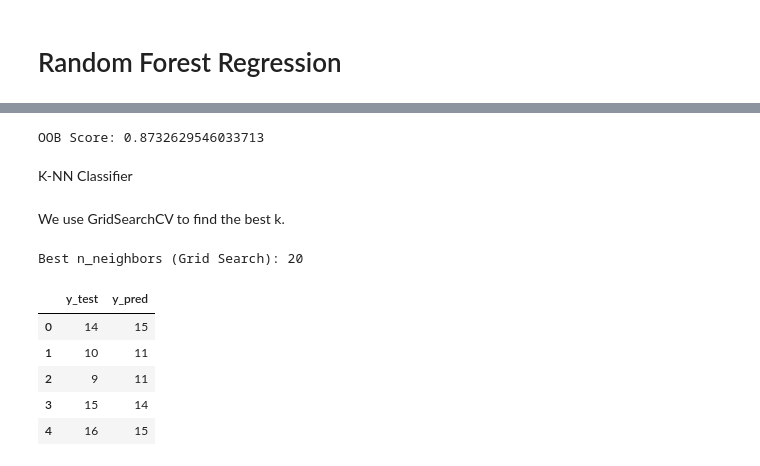
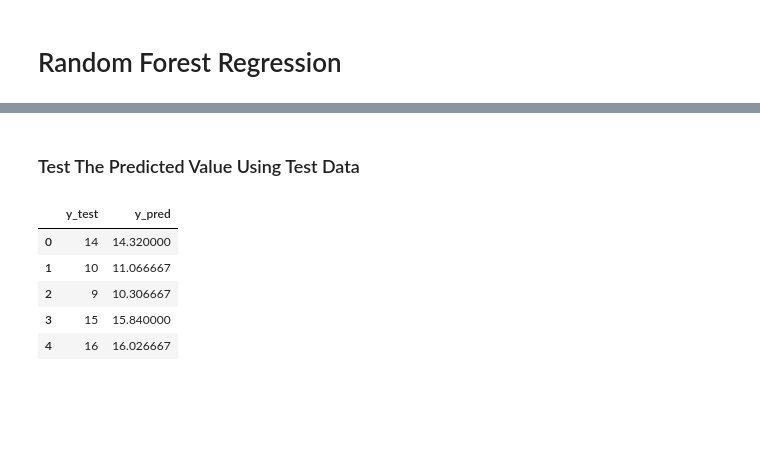
Before and after one commit to HansJoachimW/AFL1-MachineLearning, a Jupyter notebook: AFL1.ipynb, the cells around one changed output, grey strips where cells are left out. Saved outputs shown, nothing was run; the diff lists cells and outputs as text; code cells hidden in the pictures; blank space fills up the shorter version.

```diff
--- a/AFL1.ipynb
+++ b/AFL1.ipynb
@@ -439,0 +489,31 @@ plt.show()
+# %%
+from sklearn.ensemble import RandomForestRegressor
+from sklearn.model_selection import GridSearchCV
+
+# Create a random forest regression model
+model = RandomForestRegressor()
+
+# We set the values of n_estimators we'd like to evaluate to reduce error
+param_grid = {'n_estimators': [10, 50, 100, 200]}
+
+# We use GridSearchCV as a hyperparamater tuning technique to find the best amount of n_estimators based on RMSE
+num_iterations = 5
+avg_best_n_estimators = 0
+
+# To help (not completely) against the randomness of the random forest regression model we find the average of the results
+for _ in range(num_iterations):
+    grid_search = GridSearchCV(model, param_grid, cv=10, scoring='neg_mean_squared_error')
+    grid_search.fit(X_train, y_train)
+    avg_best_n_estimators += grid_search.best_params_['n_estimators']
+
+avg_best_n_estimators /= num_iterations
+print(f"Average Best n_estimators: {avg_best_n_estimators}")
+
+# Create a custom random forest regression model with the best n_estimator value
+model = RandomForestRegressor(n_estimators=int(avg_best_n_estimators))
+
+# Fit the model to the data
+model.fit(X_train, y_train)
+
+# Predict the response for a new data point
+y_pred = model.predict(X_test)
@@ -441,7 +525,7 @@ plt.show()
 from sklearn.ensemble import RandomForestRegressor
 
 # Create a Random Forest Regression model
-model = RandomForestRegressor(n_estimators=100)
+model = RandomForestRegressor(n_estimators=int(avg_best_n_estimators))
 
 # Fit the Model into the Data
 model.fit(X_train, y_train)
@@ -464,42 +593,12 @@ Calculate OOB Score
-# %%
-from sklearn.ensemble import RandomForestRegressor
-RandomForest = RandomForestRegressor(oob_score=True)
-
-# Fit the Model into the Data
-RandomForest.fit(X_train,y_train)
-print("OOB Score:", RandomForest.oob_score_)
-# %% [output]
-OOB Score: 0.8732629546033713
-# %% [markdown]
-K-NN Classifier
-# %% [markdown]
-We use GridSearchCV to find the best k.
-# %%
-from sklearn.neighbors import KNeighborsClassifier
-from sklearn.model_selection import GridSearchCV
-# GridSearchCV assesses how well the model generalizes to unseen data for different hyperparameter settings
-
-param_grid = {'n_neighbors': range(1, 21)}
-
-grid_search = GridSearchCV(KNeighborsClassifier(), param_grid, cv=5, scoring='accuracy')
-grid_search.fit(X_train, y_train)
-
-best_n_neighbors = grid_search.best_params_['n_neighbors']
-print(f"Best n_neighbors (Grid Search): {best_n_neighbors}")
-# %% [output]
-Best n_neighbors (Grid Search): 20
+# %% [markdown]
+### Test The Predicted Value Using Test Data
 # %%
-classifier = KNeighborsClassifier(n_neighbors = 50, metric = "euclidean", p = 2)
-classifier.fit(X_train, y_train)
-
-y_pred = classifier.predict(X_test)
-
-evaluate = pd.DataFrame({'y_test': y_test, 'y_pred': y_pred})
+evaluate = pd.DataFrame({"y_test":y_test, "y_pred":y_pred})
 evaluate.head()
 # %% [output]
 |  | y_test | y_pred |
-| 0 | 14 | 15 |
-| 1 | 10 | 11 |
-| 2 | 9 | 11 |
-| 3 | 15 | 14 |
-| 4 | 16 | 15 |
+| 0 | 14 | 14.320000 |
+| 1 | 10 | 11.066667 |
+| 2 | 9 | 10.306667 |
+| 3 | 15 | 15.840000 |
+| 4 | 16 | 16.026667 |
```
Also changed, not shown: parts of 36 cells of this notebook, 2 other files.
